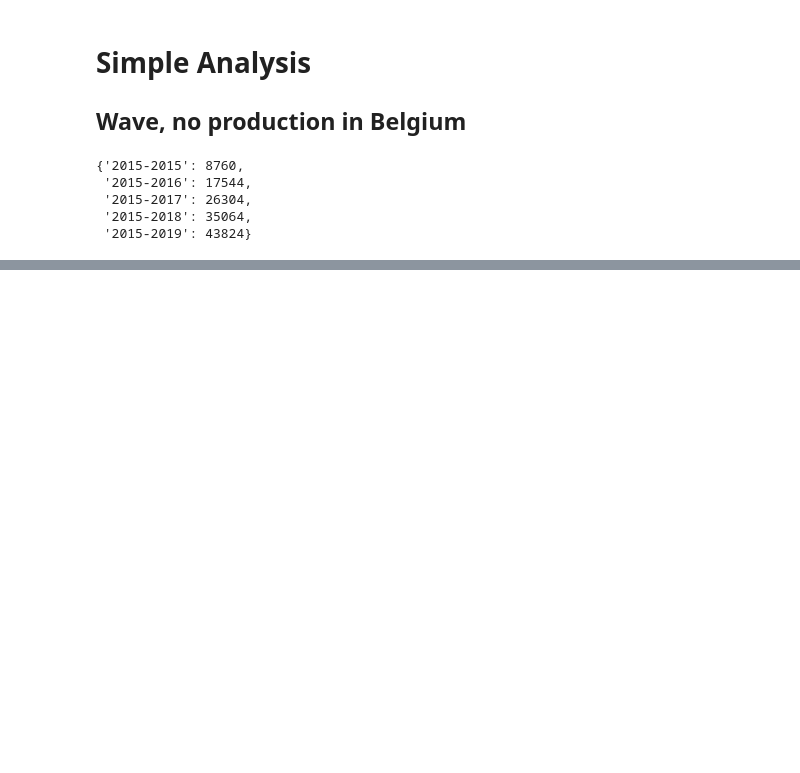
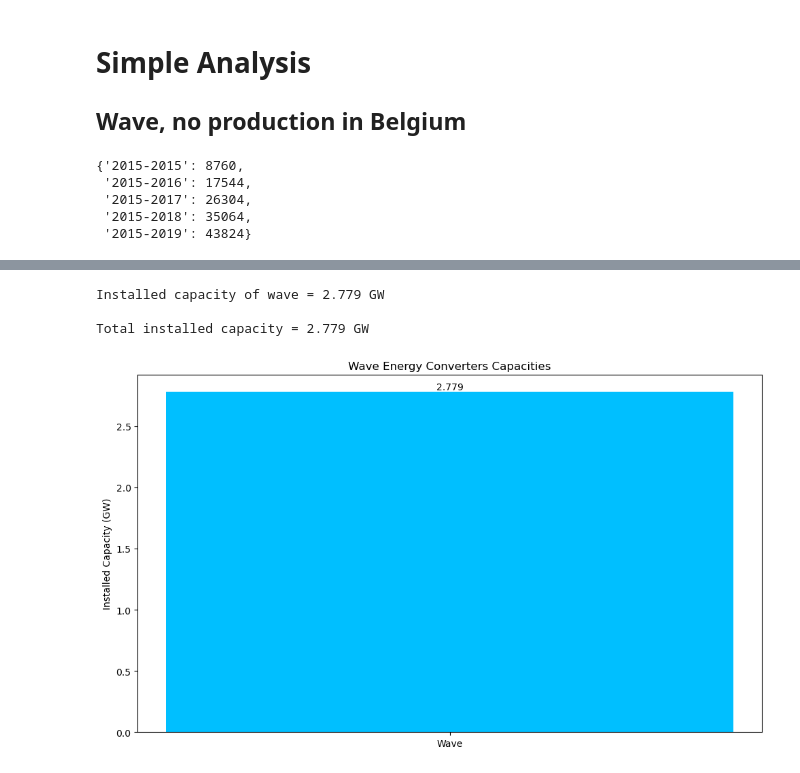
Before and after one commit to giooms/RREH_thesis, a Jupyter notebook: scripts/analysis/wave.ipynb, the cells around one changed output, grey strips where cells are left out. Drawn from its saved outputs; the diff is of its cells as text; code cells hidden in the pictures; blank space fills up the shorter version.

```diff
--- a/scripts/analysis/wave.ipynb
+++ b/scripts/analysis/wave.ipynb
@@ -290,36 +304,40 @@ total_installed_capacity = sum(plant_capacities.values())
 import matplotlib.pyplot as plt
 import numpy as np
 
 # Print installed capacities
 for plant, capacity in plant_capacities.items():
     plant_type = "hydro" if "HYDRO_PLANT" in plant else "onshore" if "onshore" in plant else "offshore" if "wind_off" in plant else "wave"
     print(f"Installed capacity of {plant_type} = {capacity:.3f} GW")
 
 # Calculate the total installed capacity
 total_installed_capacity = sum(plant_capacities.values())
 
 print(f"\nTotal installed capacity = {total_installed_capacity:.3f} GW")
 
 # Calculate total hydro capacity by summing all hydro plant capacities
 total_hydro_capacity = sum(capacity for plant, capacity in plant_capacities.items() if "HYDRO_PLANT" in plant)
 
 # Data for the first plot
 categories = [ 'Wave']
 capacities = [
     plant_capacities.get('wave_off_gr', 0),
 ]
 
 ### Plot 1: Combined Wind and Total Hydro Capacities
 plt.figure(figsize=(10, 6))
-colors = plt.cm.viridis(np.linspace(0, 1, len(categories)))
-plt.bar(categories, capacities, color=colors)
+plt.bar(categories, capacities, color='deepskyblue')
 plt.ylabel('Installed Capacity (GW)')
-plt.title('On-Offshore Wind and Total Hydro Capacities')
+plt.title('Wave Energy Converters Capacities')
 # Annotate each bar with its capacity
 for i, v in enumerate(capacities):
     plt.text(i, v, f"{v:.3f}", ha='center', va='bottom')
 plt.tight_layout()
 plt.show()
+# %% [output]
+Installed capacity of wave = 2.779 GW
+
+Total installed capacity = 2.779 GW
+[figure, added]
 # %%
 gas_demand = d.model.hyperedges.DESTINATION_METHANE_BALANCE.parameters.demand
 gas_demand = np.sum(gas_demand[:timehorizon])/1000
```
Also changed, not shown: parts of 21 cells of this notebook, 38 other files.
